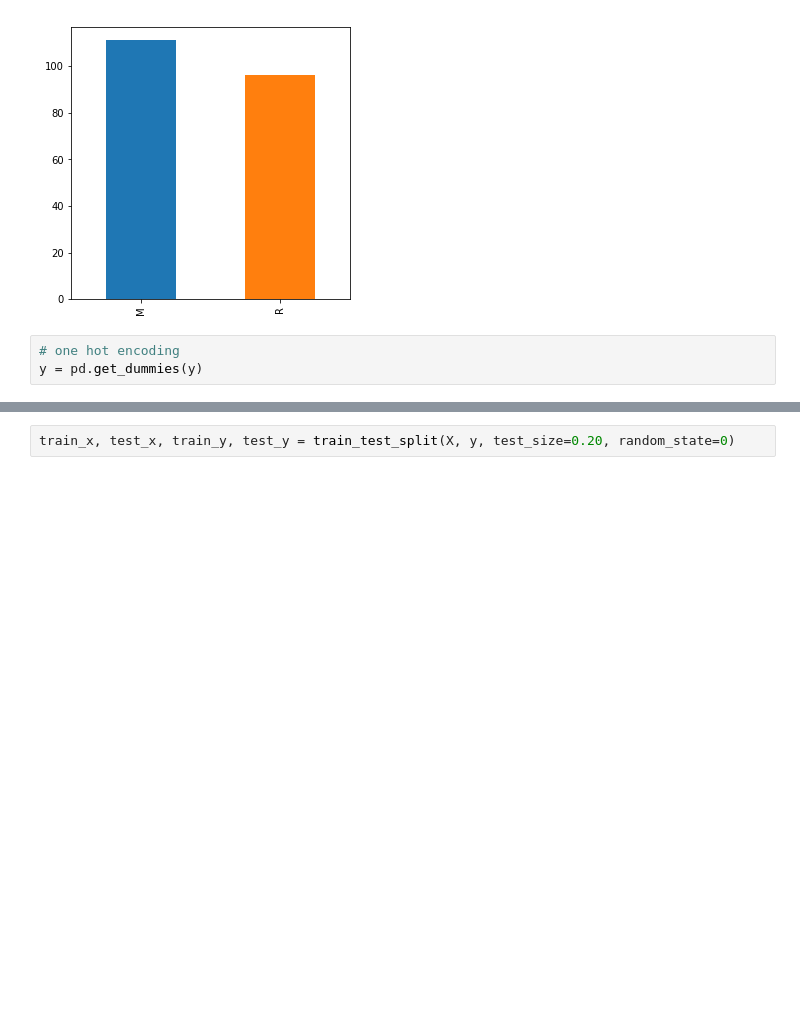
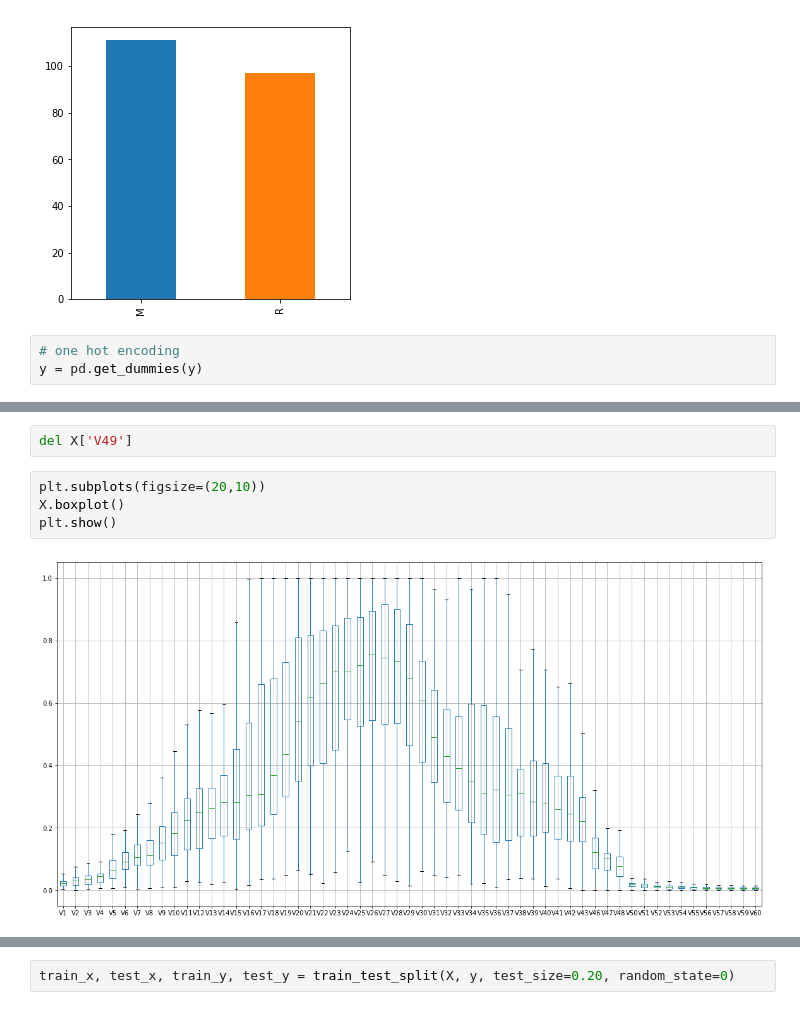
Before and after one commit to 78526Nasir/Kaggle-Student-s-Academic-Performance, a Jupyter notebook: Sonar Rock vs Mine project/Sonar Rock vs Mine using Tensorflow.ipynb, the cells around one changed output, grey strips where cells are left out. Cells and saved outputs as stored; diff of their text form; blank space fills up the shorter version.

```diff
--- a/Sonar Rock vs Mine project/Sonar Rock vs Mine using Tensorflow.ipynb
+++ b/Sonar Rock vs Mine project/Sonar Rock vs Mine using Tensorflow.ipynb
@@ -72,0 +112,8 @@ print (y.head())
+# %%
+del X['V49']
+# %%
+plt.subplots(figsize=(20,10))
+X.boxplot()
+plt.show()
+# %% [output]
+[figure, added]
```
Also changed, not shown: parts of 21 cells of this notebook.
